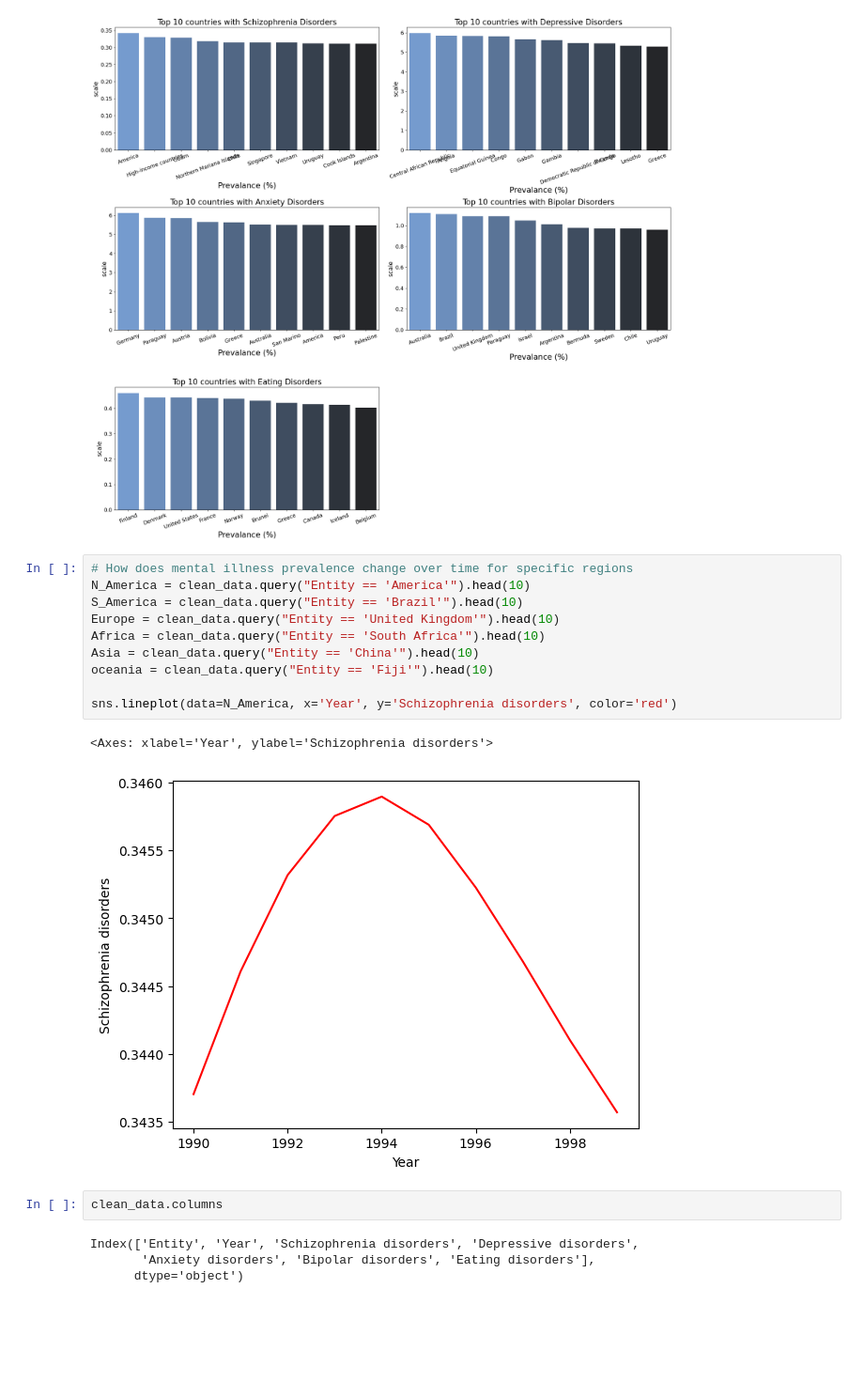
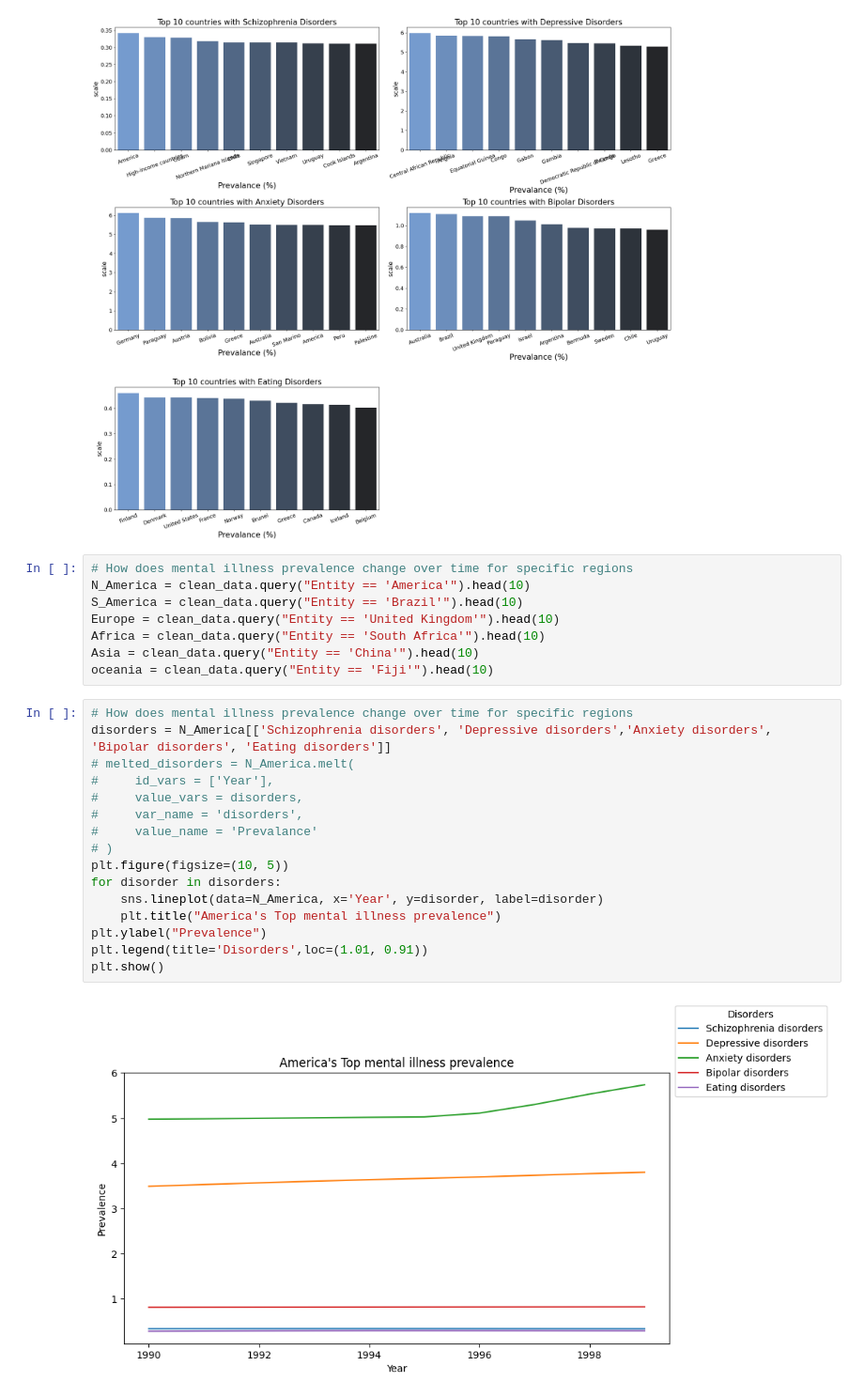
Before and after one commit to Brian342/JupyterNoteBook, a Jupyter notebook: MentalHealthPrediction.ipynb, the cells around one changed output. Shown at 94% size. Saved outputs shown, nothing was run; the diff lists cells and outputs as text; blank space fills up the shorter version.

```diff
--- a/MentalHealthPrediction.ipynb
+++ b/MentalHealthPrediction.ipynb
@@ -509,14 +509,21 @@ Europe = clean_data.query("Entity == 'United Kingdom'").head(10)
 Africa = clean_data.query("Entity == 'South Africa'").head(10)
 Asia = clean_data.query("Entity == 'China'").head(10)
 oceania = clean_data.query("Entity == 'Fiji'").head(10)
-
-sns.lineplot(data=N_America, x='Year', y='Schizophrenia disorders', color='red')
-# %% [output]
-<Axes: xlabel='Year', ylabel='Schizophrenia disorders'>
-[figure, removed]
 # %%
-clean_data.columns
+# How does mental illness prevalence change over time for specific regions
+disorders = N_America[['Schizophrenia disorders', 'Depressive disorders','Anxiety disorders', 'Bipolar disorders', 'Eating disorders']]
+# melted_disorders = N_America.melt(
+#     id_vars = ['Year'],
+#     value_vars = disorders,
+#     var_name = 'disorders',
+#     value_name = 'Prevalance'
+# )
+plt.figure(figsize=(10, 5))
+for disorder in disorders:
+    sns.lineplot(data=N_America, x='Year', y=disorder, label=disorder)
+    plt.title("America's Top mental illness prevalence")
+plt.ylabel("Prevalence")
+plt.legend(title='Disorders',loc=(1.01, 0.91))
+plt.show()
 # %% [output]
-Index(['Entity', 'Year', 'Schizophrenia disorders', 'Depressive disorders',
-       'Anxiety disorders', 'Bipolar disorders', 'Eating disorders'],
-      dtype='object')
+[figure, added]
```
Also changed, not shown: parts of 2 cells of this notebook.
